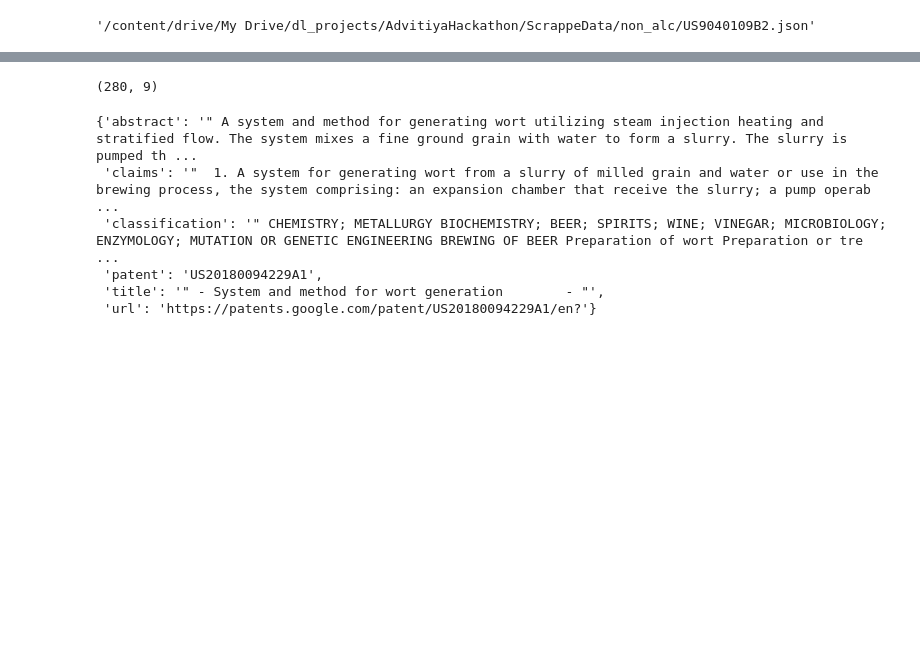
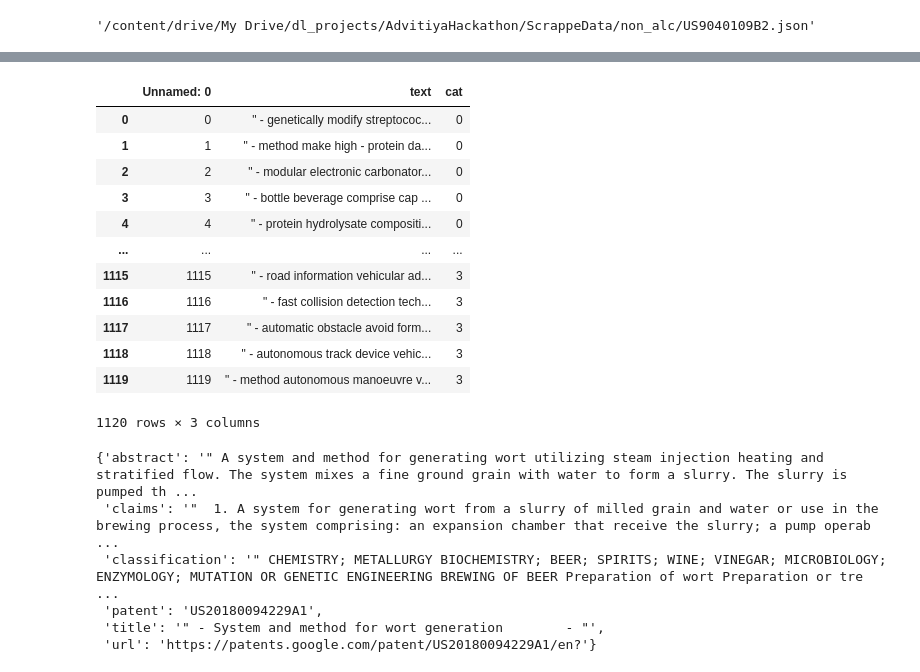
Before and after one commit to Nilanshrajput/AdvitiyaHackathon, a Jupyter notebook: Scrapper_colab.ipynb, the cells around one changed output, grey strips where cells are left out. Cells and saved outputs as stored; diff of their text form; code cells hidden in the pictures; blank space fills up the shorter version.

Commit message:
errors, in data cleaning cleaned up, ):

```diff
--- a/Scrapper_colab.ipynb
+++ b/Scrapper_colab.ipynb
@@ -256,9 +258,23 @@ HBox(children=(IntProgress(value=0, description='patents', max=280, style=Progre
 # %%
-a = pd.read_csv(git_path+"val_split.csv")
+a = pd.read_csv("final_train_clean.csv")
-# %%
-a.shape
-# %% [output]
-(280, 9)
+# %%
+
+
+a
+# %% [output]
+|  | Unnamed: 0 | text | cat |
+| 0 | 0 | " - genetically modify streptococ... | 0 |
+| 1 | 1 | " - method make high - protein da... | 0 |
+| 2 | 2 | " - modular electronic carbonator... | 0 |
+| 3 | 3 | " - bottle beverage comprise cap ... | 0 |
+| 4 | 4 | " - protein hydrolysate compositi... | 0 |
+| ... | ... | ... | ... |
+| 1115 | 1115 | " - road information vehicular ad... | 3 |
+| 1116 | 1116 | " - fast collision detection tech... | 3 |
+| 1117 | 1117 | " - automatic obstacle avoid form... | 3 |
+| 1118 | 1118 | " - autonomous track device vehic... | 3 |
+| 1119 | 1119 | " - method autonomous manoeuvre v... | 3 |
+1120 rows × 3 columns
 # %%
 
 with open(alc_json_pt[200]) as json_file:
```
Also changed, not shown: parts of 5 cells of this notebook.
